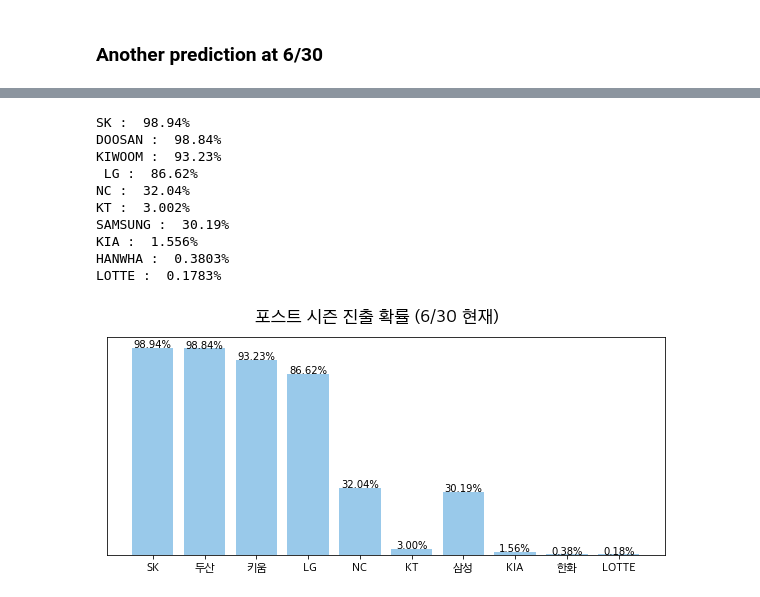
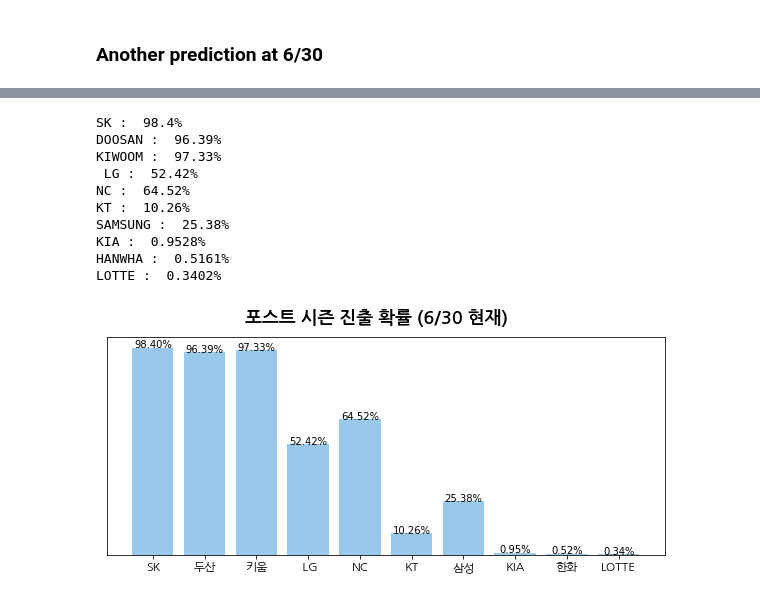
Before and after one commit to Teosoft7/predict_kbo, a Jupyter notebook: predict_kbo.ipynb, the cells around one changed output, grey strips where cells are left out. Saved outputs shown, nothing was run; the diff lists cells and outputs as text; code cells hidden in the pictures.

```diff
--- a/predict_kbo.ipynb
+++ b/predict_kbo.ipynb
@@ -328,7 +312,8 @@ weighted avg       0.71      0.71      0.70        17
 # %%
+# Show odds for playoff
 predicts = {}
 for team, value in stat_0601.items():
-    proba = pipeline_post.predict_proba([value])[0][1]*100
+    proba = pp_post_lr.predict_proba([value])[0][1]*100
     predicts[team] = proba
     print(f'{team} :  {proba:.4}%')
 # %% [output]
@@ -345,18 +330,20 @@ LOTTE :  0.02128%
 # %%
-# Draw a chart
-fig, ax = plt.subplots(figsize=(10, 4))
-ax.bar(predicts.keys(), predicts.values(), color='#007acc', alpha=.3)
+# Draw chart with Seaborn
+fig, ax = plt.subplots(figsize=(12, 6))
+sns.barplot(x=list(predicts.keys()), y=list(predicts.values()), ax=ax)
+sns.despine(fig)
+
 ax.grid(False)
 ax.set_yticks([])
 
-fig.suptitle('Probabilty to quailify for playoffs', fontsize=15)
+fig.suptitle('6월 1일 기준 - 2019시즌 포스트시즌 진출 확률', fontproperties=title_font)
 
 for rect in ax.patches:
     y_value = rect.get_height()
     x_value = rect.get_x() + rect.get_width() / 2
 
-    label = '{:.2f}%'.format(y_value)
-    plt.annotate(label, (x_value, y_value), ha='center' )
+    label = '{:.1f}%'.format(y_value)
+    plt.annotate(label, (x_value, y_value), ha='center', fontsize=10)
 
 plt.show()
 # %% [output]
@@ -392,19 +352,19 @@ plt.show()
 ### Another prediction at 6/30
 # %%
 # current(30th of June) stat of KBO leagues
-#['AVG', 'OPS', 'RISP', 'PH-BA', 'ERA', 'WHIP', 'FPCT', 'CS%', 'SB%']
+#['AVG', 'OPS', 'RISP', 'PH-BA', 'ERA', 'WHIP', 'FPCT']
 
 stat_0630 = {
-    'SK': [.267, .734, .285, .262, 3.52, 1.31, .984, 26.4, 69.0],
-    'DOOSAN': [.273, .747, .269, .133, 3.46, 1.33, .985, 23.2, 72.6],
-    'KIWOOM': [.281, .768, .292, .240, 4.05, 1.35, .981, 34.9, 75.9],
-    ' LG': [.262, .695, .250, .229, 3.50, 1.34, .982, 18.2, 68.1],
-    'NC': [.281, .766, .280, .153, 4.45, 1.43, .980, 42.4, 59.1],
-    'KT': [.274, .720, .270, .220, 4.72, 1.46, .979, 38.8, 67.1],
-    'SAMSUNG': [.269, .752, .265, .234, 4.50, 1.42, .980, 29.7, 75.0],
-    'KIA': [.265, .717, .254, .186, 4.99, 1.54, .983, 29.3, 67.5],
-    'HANWHA':[.252, .695, .255, .130, 4.73, 1.52, .980, 33.3, 73.2],
-    'LOTTE': [.262, .702, .266, .232, 5.10, 1.61, .979, 33.7, 67.7],
+    'SK': [.267, .734, .285, .262, 3.52, 1.31, .984],
+    'DOOSAN': [.273, .747, .269, .133, 3.46, 1.33, .985],
+    'KIWOOM': [.281, .768, .292, .240, 4.05, 1.35, .981],
+    'LG': [.262, .695, .250, .229, 3.50, 1.34, .982],
+    'NC': [.281, .766, .280, .153, 4.45, 1.43, .980],
+    'KT': [.274, .720, .270, .220, 4.72, 1.46, .979],
+    'SAMSUNG': [.269, .752, .265, .234, 4.50, 1.42, .980],
+    'KIA': [.265, .717, .254, .186, 4.99, 1.54, .983],
+    'HANWHA':[.252, .695, .255, .130, 4.73, 1.52, .980],
+    'LOTTE': [.262, .702, .266, .232, 5.10, 1.61, .979],
 }
 # %%
 new_predicts_to_win = {}
@@ -426,48 +386,48 @@ LOTTE :  0.006309%
 # %%
 new_predicts = {}
 for team, value in stat_0630.items():
-    proba = pipeline_post.predict_proba([value])[0][1]*100
+    proba = pp_post_lr.predict_proba([value])[0][1]*100
     new_predicts[team] = proba
     print(f'{team} :  {proba:.4}%')
 # %% [output]
-SK :  98.94%
-DOOSAN :  98.84%
-KIWOOM :  93.23%
- LG :  86.62%
-NC :  32.04%
-KT :  3.002%
-SAMSUNG :  30.19%
-KIA :  1.556%
-HANWHA :  0.3803%
-LOTTE :  0.1783%
+SK :  98.4%
+DOOSAN :  96.39%
+KIWOOM :  97.33%
+ LG :  52.42%
+NC :  64.52%
+KT :  10.26%
+SAMSUNG :  25.38%
+KIA :  0.9528%
+HANWHA :  0.5161%
+LOTTE :  0.3402%
 # %%
 # Draw a chart in Korean
 teams = [team for team, value in stat_0630.items()]
 
 teams[1] = '두산'
 teams[2] = '키움'
 teams[6] = '삼성'
 teams[8] = '한화'
-title_font = fm.FontProperties(fname='/System/Library/Fonts/AppleSDGothicNeo.ttc', size=18)
-label_font = fm.FontProperties(fname='/System/Library/Fonts/AppleSDGothicNeo.ttc', size=12)
+title_font = fm.FontProperties(fname='/Library/Fonts/NanumGothicBold.ttf', size=18)
+label_font = fm.FontProperties(fname='/Library/Fonts/NanumGothic.ttf', size=12)
 
 fig, ax = plt.subplots(figsize=(10, 4))
 ax.bar(teams, new_predicts.values(), color='#007acc', alpha=.4)
 
 ax.set_xticklabels(teams, fontproperties=label_font)
 ax.grid(False)
 ax.set_yticks([])
 
 fig.suptitle('포스트 시즌 진출 확률 (6/30 현재)', fontproperties=title_font)
 
 for rect in ax.patches:
     y_value = rect.get_height()
     x_value = rect.get_x() + rect.get_width() / 2
 
     label = '{:.2f}%'.format(y_value)
     plt.annotate(label, (x_value, y_value), ha='center' )
 
 plt.savefig('post_korean_0630.png')
 plt.show()
 # %% [output]
-[figure, old version]
+[figure, new version]
```
Also changed, not shown: parts of 79 cells of this notebook, 2 other files.
